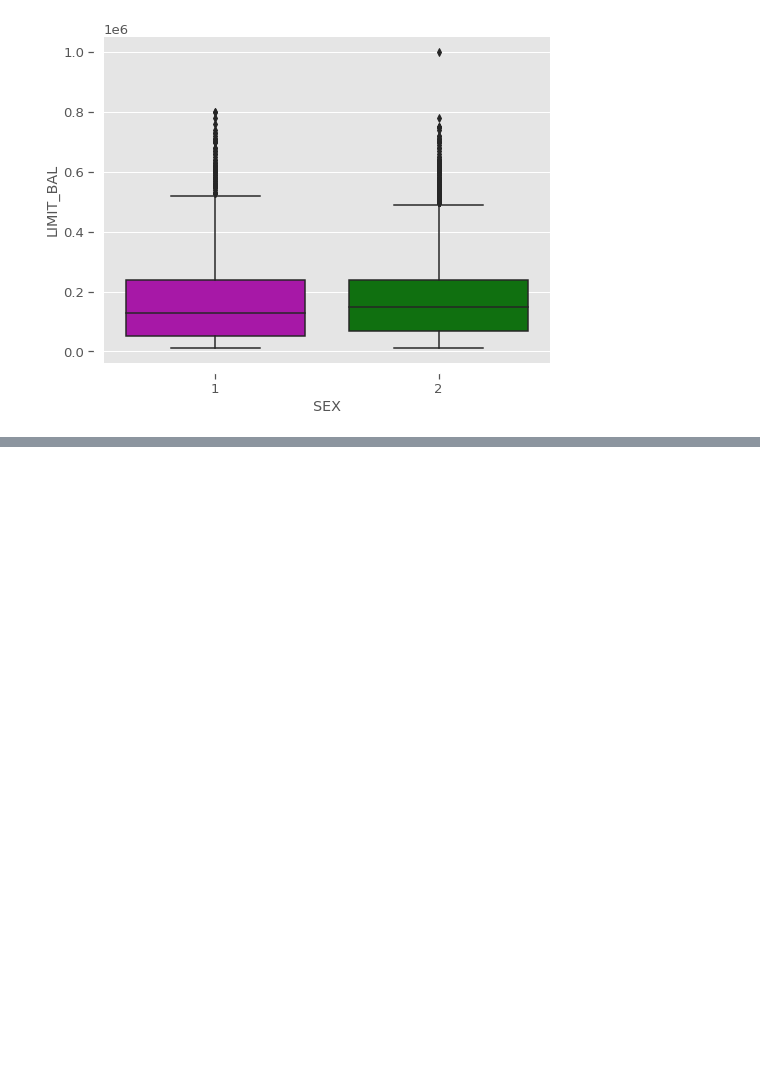
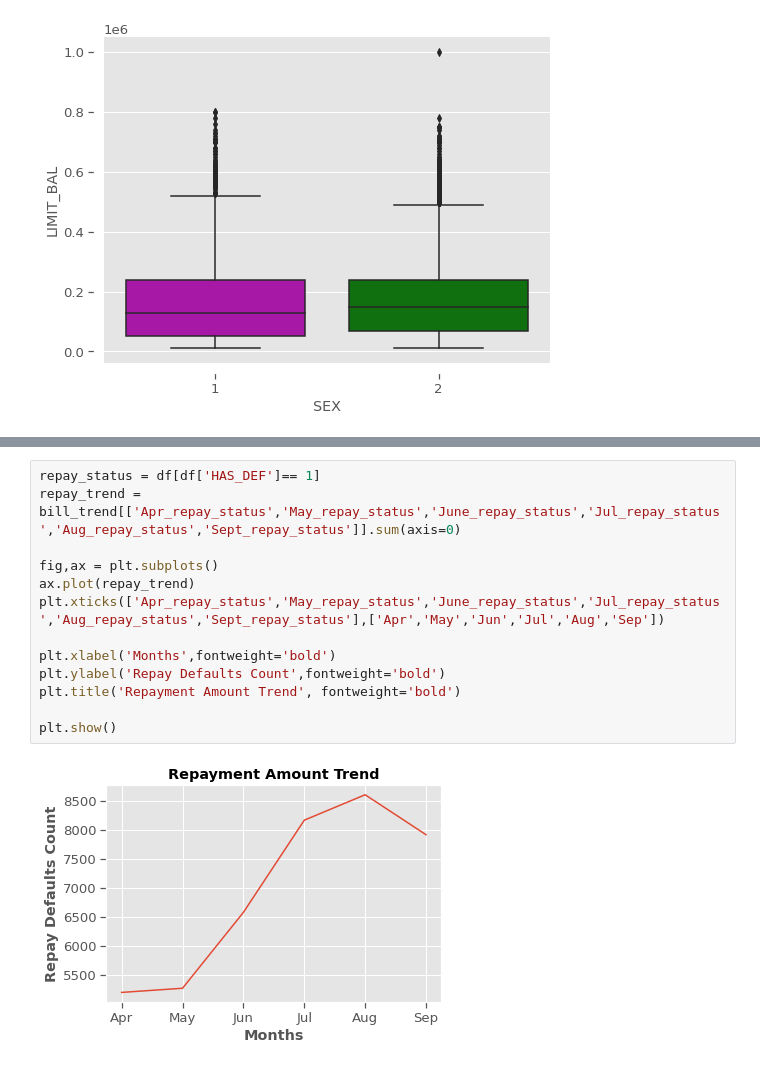
Before and after one commit to sammed97/Credit-Card-Default-Prediction, a Jupyter notebook: Credit_Card_Default_Prediction_Classification_project.ipynb, the cells around one changed output, grey strips where cells are left out. Saved outputs shown, nothing was run; the diff lists cells and outputs as text; blank space fills up the shorter version.

```diff
--- a/Credit_Card_Default_Prediction_Classification_project.ipynb
+++ b/Credit_Card_Default_Prediction_Classification_project.ipynb
@@ -492,0 +509,15 @@ box_plot('SEX')
+# %%
+repay_status = df[df['HAS_DEF']== 1]
+repay_trend = bill_trend[['Apr_repay_status','May_repay_status','June_repay_status','Jul_repay_status','Aug_repay_status','Sept_repay_status']].sum(axis=0)
+
+fig,ax = plt.subplots()
+ax.plot(repay_trend)
+plt.xticks(['Apr_repay_status','May_repay_status','June_repay_status','Jul_repay_status','Aug_repay_status','Sept_repay_status'],['Apr','May','Jun','Jul','Aug','Sep'])
+
+plt.xlabel('Months',fontweight='bold')
+plt.ylabel('Repay Defaults Count',fontweight='bold')
+plt.title('Repayment Amount Trend', fontweight='bold')
+
+plt.show()
+# %% [output]
+[figure, added]
```
Also changed, not shown: parts of 30 cells of this notebook.
